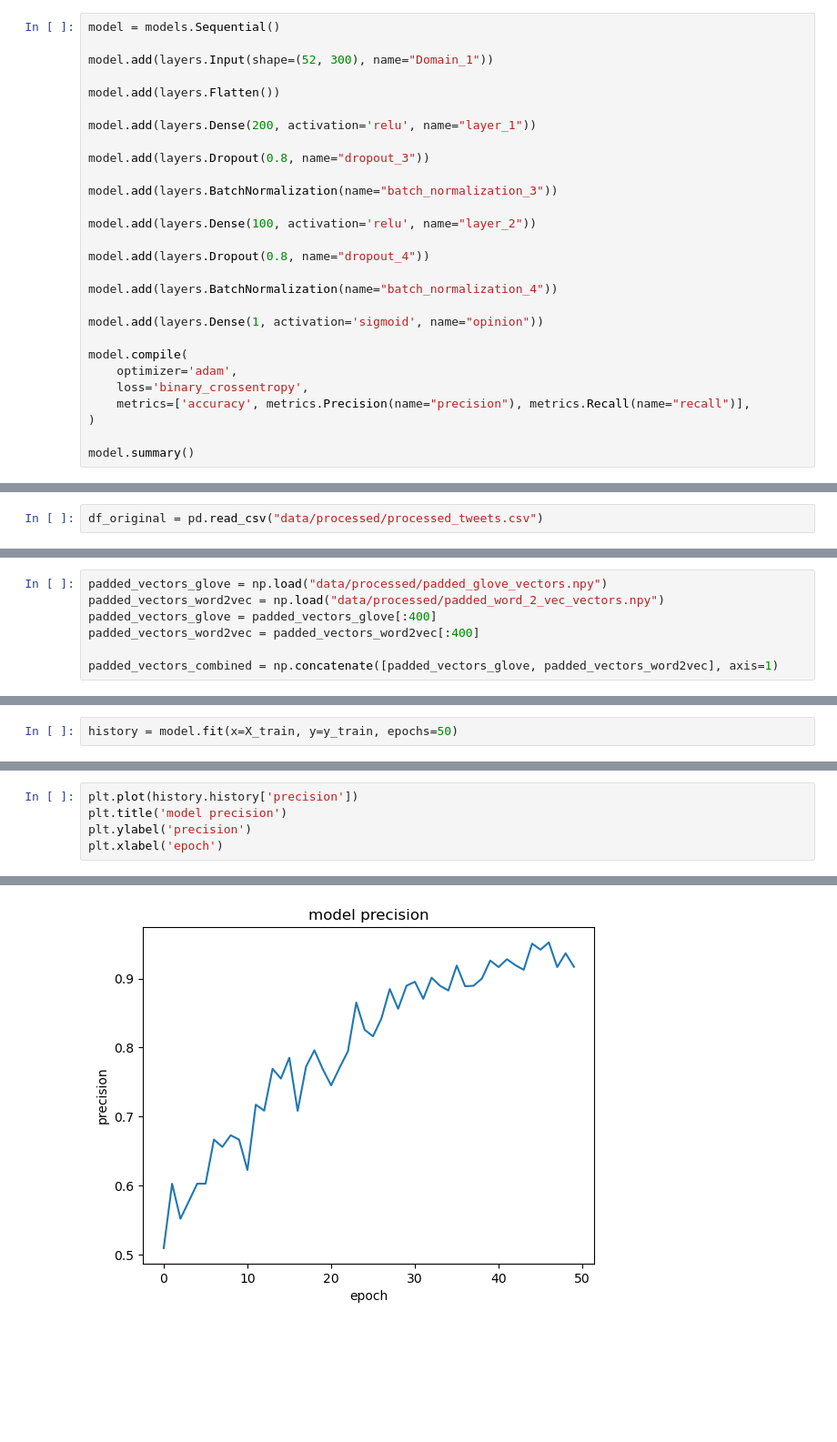
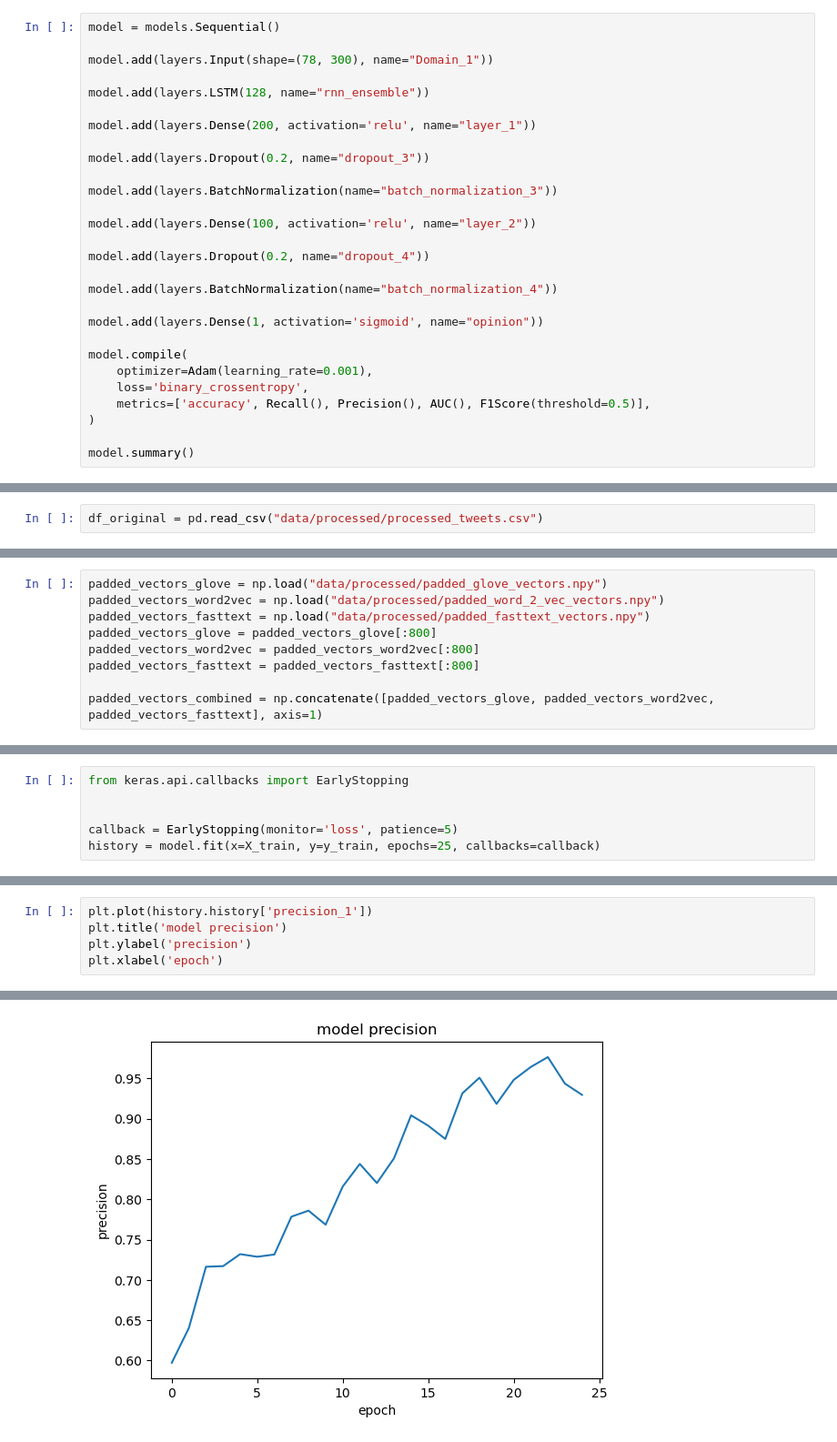
Before and after one commit to grobenek/diploma_thesis, a Jupyter notebook: notebooks/experiments/experiment_3.ipynb, the cells around one changed output, grey strips where cells are left out. Shown: that part at 91% size. Drawn from its saved outputs; the diff is of its cells as text; blank space fills up the shorter version.

```diff
--- a/notebooks/experiments/experiment_3.ipynb
+++ b/notebooks/experiments/experiment_3.ipynb
@@ -211,28 +268,28 @@ display.plot()
 # %%
 model = models.Sequential()
 
-model.add(layers.Input(shape=(52, 300), name="Domain_1"))
+model.add(layers.Input(shape=(78, 300), name="Domain_1"))
 
-model.add(layers.Flatten())
+model.add(layers.LSTM(128, name="rnn_ensemble"))
 
 model.add(layers.Dense(200, activation='relu', name="layer_1"))
 
-model.add(layers.Dropout(0.8, name="dropout_3"))
+model.add(layers.Dropout(0.2, name="dropout_3"))
 
 model.add(layers.BatchNormalization(name="batch_normalization_3"))
 
 model.add(layers.Dense(100, activation='relu', name="layer_2"))
 
-model.add(layers.Dropout(0.8, name="dropout_4"))
+model.add(layers.Dropout(0.2, name="dropout_4"))
 
 model.add(layers.BatchNormalization(name="batch_normalization_4"))
 
 model.add(layers.Dense(1, activation='sigmoid', name="opinion"))
 
 model.compile(
-    optimizer='adam',
+    optimizer=Adam(learning_rate=0.001),
     loss='binary_crossentropy',
-    metrics=['accuracy', metrics.Precision(name="precision"), metrics.Recall(name="recall")],
+    metrics=['accuracy', Recall(), Precision(), AUC(), F1Score(threshold=0.5)],
 )
 
 model.summary()
@@ -289,10 +348,12 @@ Name: count, dtype: int64
 # %%
 padded_vectors_glove = np.load("data/processed/padded_glove_vectors.npy")
 padded_vectors_word2vec = np.load("data/processed/padded_word_2_vec_vectors.npy")
-padded_vectors_glove = padded_vectors_glove[:400]
-padded_vectors_word2vec = padded_vectors_word2vec[:400]
+padded_vectors_fasttext = np.load("data/processed/padded_fasttext_vectors.npy")
+padded_vectors_glove = padded_vectors_glove[:800]
+padded_vectors_word2vec = padded_vectors_word2vec[:800]
+padded_vectors_fasttext = padded_vectors_fasttext[:800]
 
-padded_vectors_combined = np.concatenate([padded_vectors_glove, padded_vectors_word2vec], axis=1)
+padded_vectors_combined = np.concatenate([padded_vectors_glove, padded_vectors_word2vec, padded_vectors_fasttext], axis=1)
 # %%
 padded_vectors_combined.shape
 # %% [output]
@@ -304,3 +363,7 @@ X_train, X_test, y_train, y_test = train_test_split(padded_vectors_combined, df_
 # %%
-history = model.fit(x=X_train, y=y_train, epochs=50)
+from keras.api.callbacks import EarlyStopping
+
+
+callback = EarlyStopping(monitor='loss', patience=5)
+history = model.fit(x=X_train, y=y_train, epochs=25, callbacks=callback)
 # %% [output]
@@ -334,9 +397,9 @@ Text(0.5, 0, 'epoch')
 # %%
-plt.plot(history.history['precision'])
+plt.plot(history.history['precision_1'])
 plt.title('model precision')
 plt.ylabel('precision')
 plt.xlabel('epoch')
 # %% [output]
 Text(0.5, 0, 'epoch')
-[figure, old version]
+[figure, new version]
 # %%
```
Also changed, not shown: parts of 37 cells of this notebook, 4 other files.
